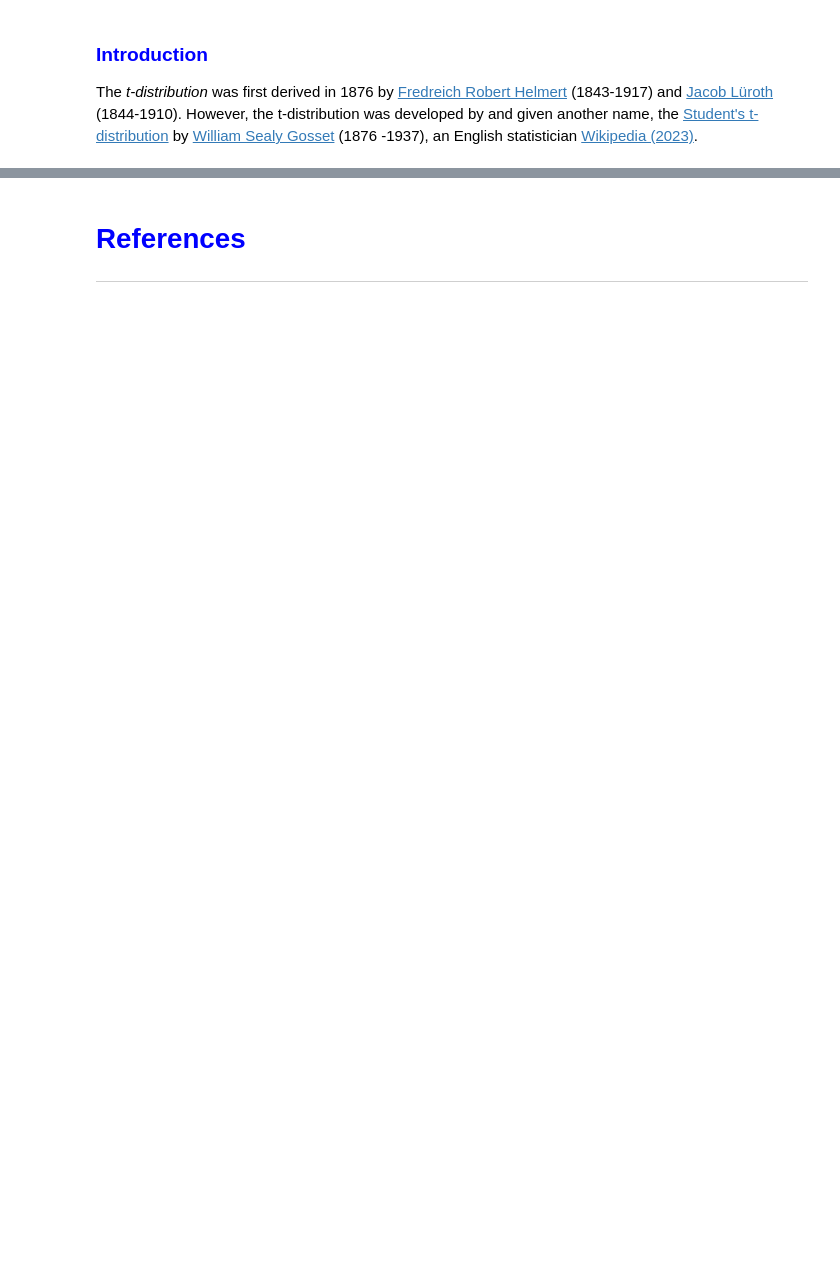
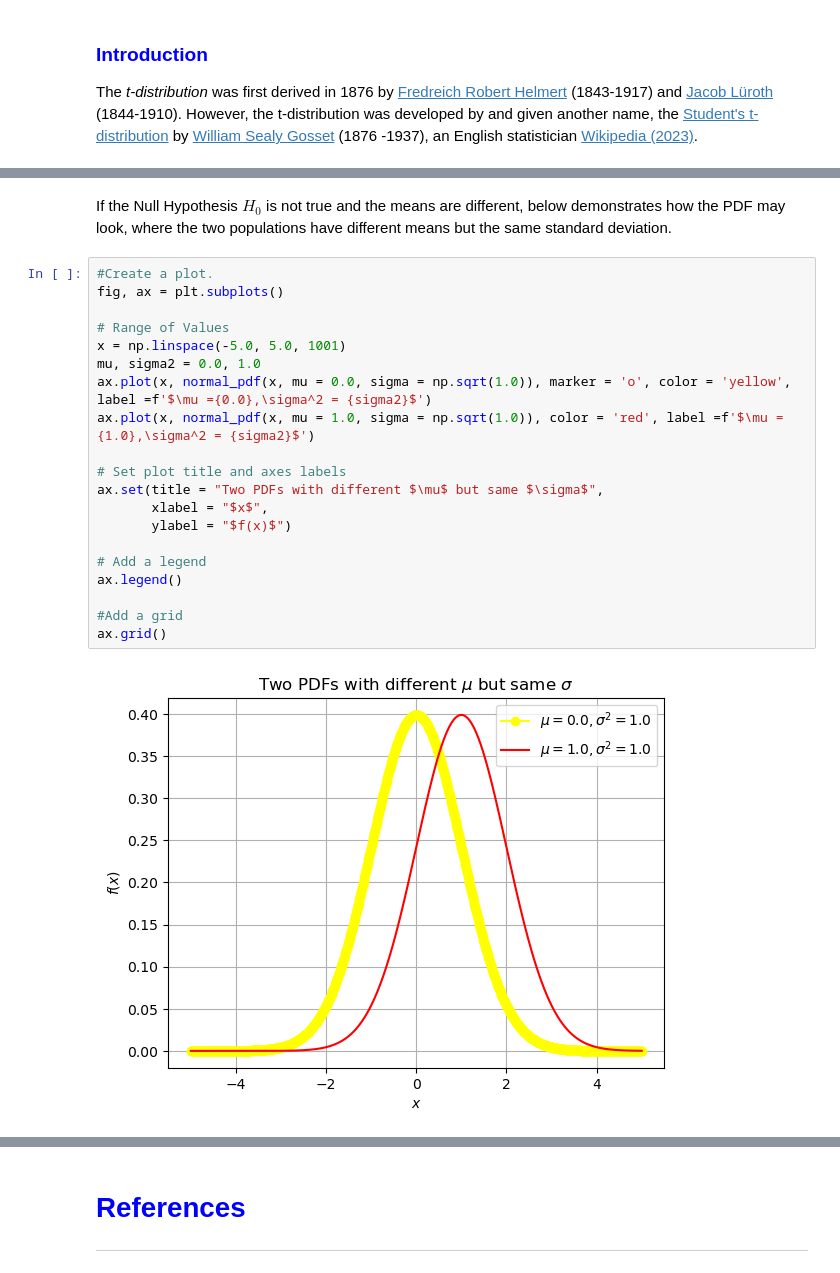
Before and after one commit to OCorry/machine_learning_and_statistics_2023, a Jupyter notebook: tasks.ipynb, the cells around one changed output, grey strips where cells are left out. Cells and saved outputs as stored; diff of their text form; blank space fills up the shorter version.

```diff
--- a/tasks.ipynb
+++ b/tasks.ipynb
@@ -525,0 +572,24 @@ For the purpose of this task, a two-sample test will be used, where the Null Hyp
+# %% [markdown]
+If the Null Hypothesis $H_0$ is not true and the means are different, below demonstrates how the PDF may look, where the two populations have different means but the same standard deviation.
+# %%
+#Create a plot.
+fig, ax = plt.subplots()
+
+# Range of Values
+x = np.linspace(-5.0, 5.0, 1001)
+mu, sigma2 = 0.0, 1.0
+ax.plot(x, normal_pdf(x, mu = 0.0, sigma = np.sqrt(1.0)), marker = 'o', color = 'yellow', label =f'$\mu ={0.0},\sigma^2 = {sigma2}$')
+ax.plot(x, normal_pdf(x, mu = 1.0, sigma = np.sqrt(1.0)), color = 'red', label =f'$\mu ={1.0},\sigma^2 = {sigma2}$')
+
+# Set plot title and axes labels
+ax.set(title = "Two PDFs with different $\mu$ but same $\sigma$",
+       xlabel = "$x$",
+       ylabel = "$f(x)$")
+
+# Add a legend
+ax.legend()
+
+#Add a grid
+ax.grid()
+# %% [output]
+[figure, added]
```
Also changed, not shown: parts of 35 cells of this notebook, 1 other file.
